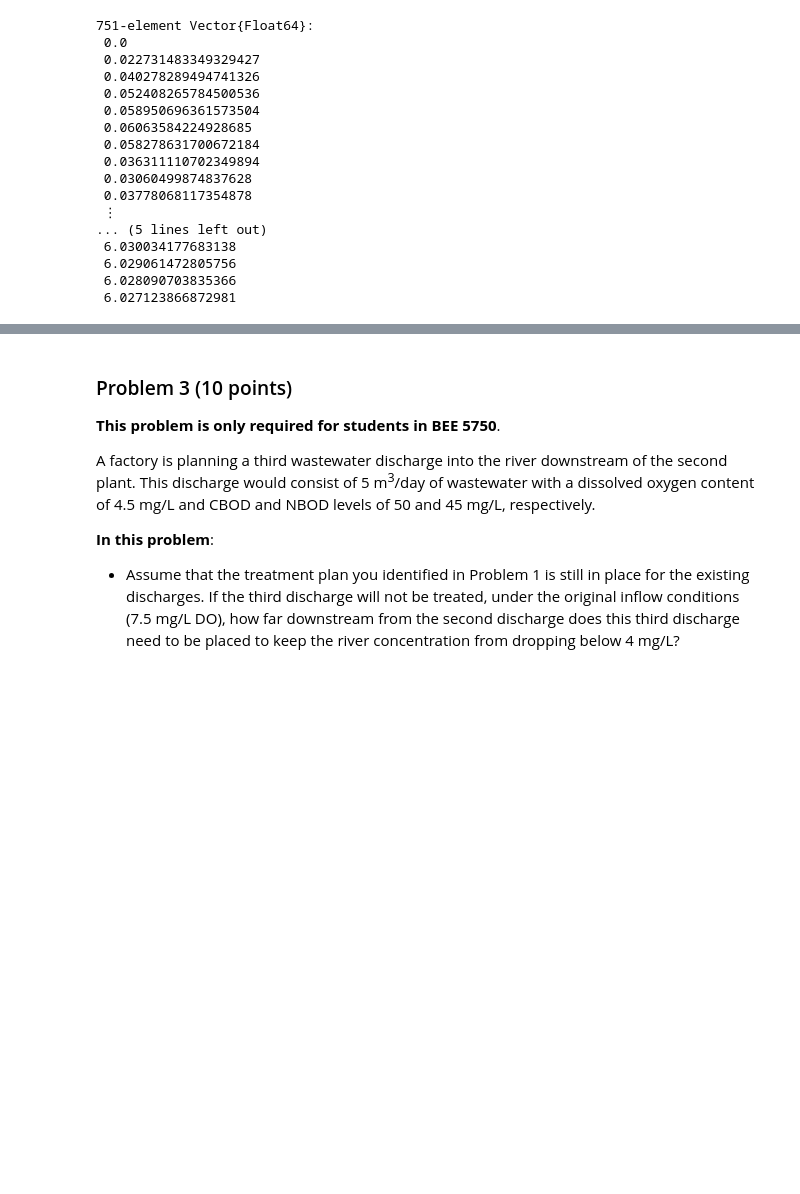
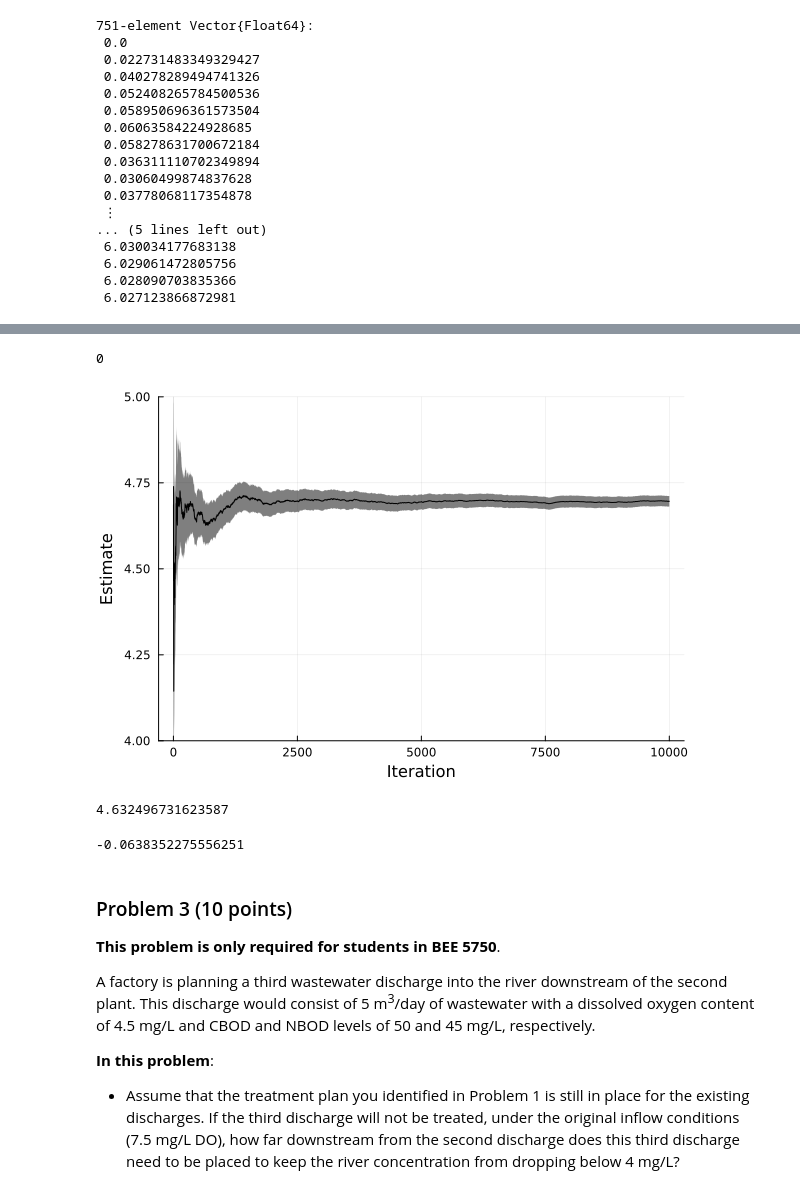
Before and after one commit to BEE4750-FA24/hw3-bottom-stimulating-reflectors, a Jupyter notebook: hw03.ipynb, the cells around one changed output, grey strips where cells are left out. Drawn from its saved outputs; the diff is of its cells as text; code cells hidden in the pictures; blank space fills up the shorter version.

```diff
--- a/hw03.ipynb
+++ b/hw03.ipynb
@@ -781,0 +544,8 @@ MethodError: MethodError: no method matching setindex!(::Int64, ::Int64, ::Int64
+# %%
+n_samples = 10000
+Random.seed!(1)
+lambda_dist = LogNormal(log(2.1),log(2)/4) # can generate any integer between 1 and 6
+λ= rand(lambda_dist, n_samples) # simulate rolls
+T = zeros(n_samples)
+running_estimate= zeros(n_samples)
+running_se= zeros(n_samples)
@@ -782,3 +601,27 @@ MethodError: MethodError: no method matching setindex!(::Int64, ::Int64, ::Int64
+# %%
+running_se[1] = 0
+# %% [output]
+0
+# %%
+plt = plot(
+    running_estimate, ribbon=1.96 * running_se,
+    ylim = (4, 5),
+    xlabel="Iteration",
+    ylabel="Estimate",
+    legend = :false,
+    color=:black,
+    linewidth=1
+)
+# %% [output]
+[figure, added]
+# %%
+T_2100_baseline[1]
+# %% [output]
+4.632496731623587
+# %%
+T_2100_baseline[1] - 4.696331959179212
+# %% [output]
+-0.0638352275556251
 # %% [markdown]
 ### Problem 3 (10 points)
 
```
Also changed, not shown: parts of 30 cells of this notebook.
